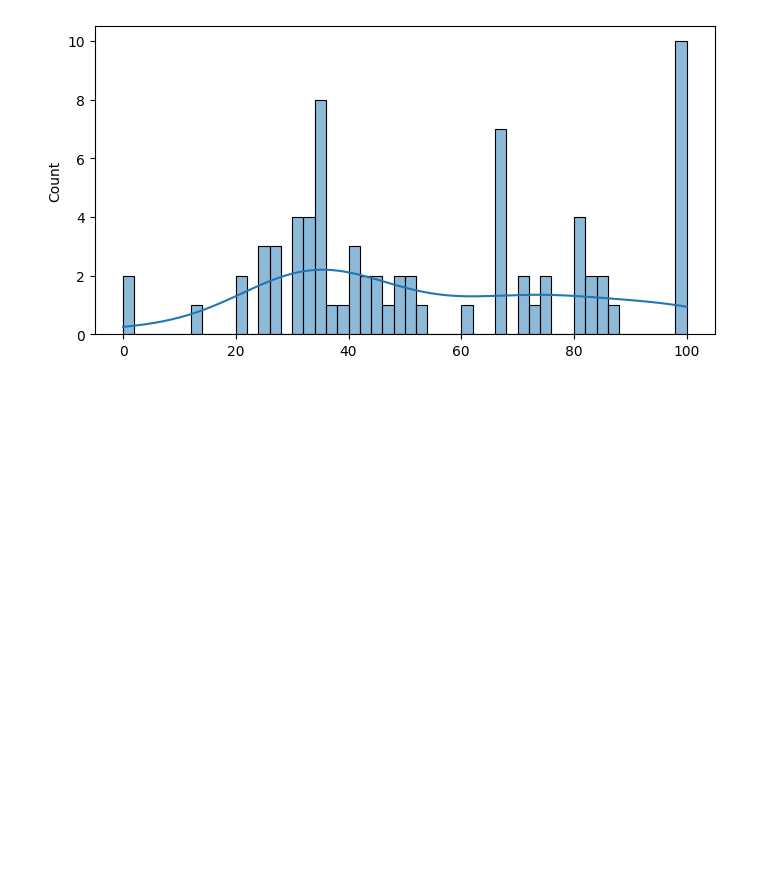
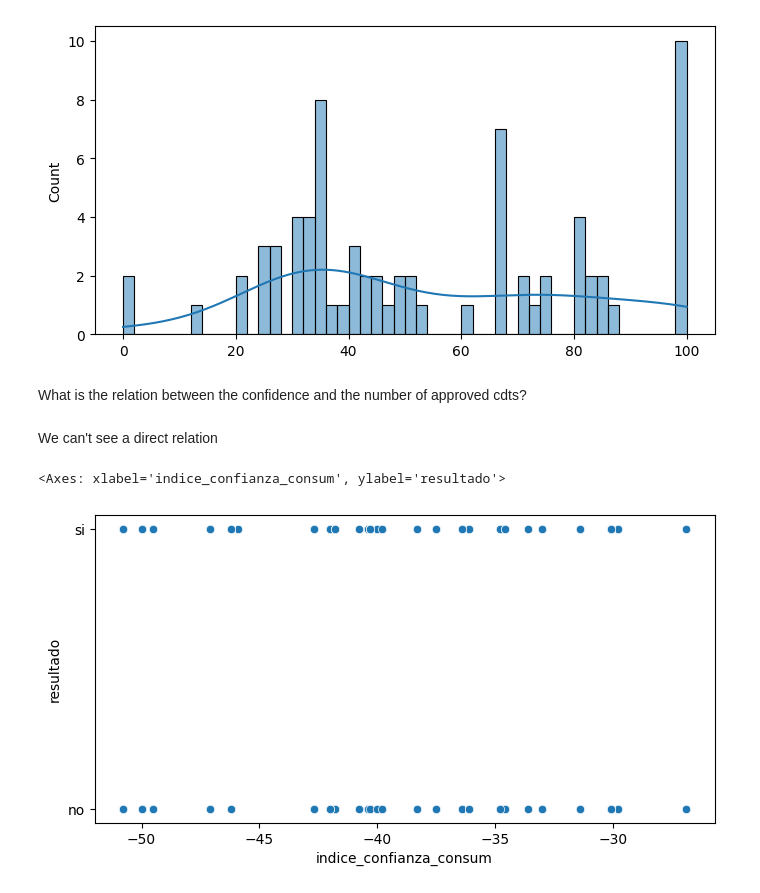
Before and after one commit to jaayg23/data_challenge, a Jupyter notebook: notebooks/1.0-data_challenge_visualization.ipynb, the cells around one changed output. Cells and saved outputs as stored; diff of their text form; code cells hidden in the pictures; blank space fills up the shorter version.

```diff
--- a/notebooks/1.0-data_challenge_visualization.ipynb
+++ b/notebooks/1.0-data_challenge_visualization.ipynb
@@ -121,3 +121,13 @@ sns.histplot(porcentaje_aprobacion,bins=50, kde=True)
 # %% [output]
 <Axes: ylabel='Count'>
 [figure]
+# %% [markdown]
+What is the relation between the confidence and the number of approved cdts?
+# %% [markdown]
+We can't see a direct relation
+# %%
+plt.figure(figsize=(8, 4))
+sns.scatterplot(x='indice_confianza_consum', y='resultado', data=dataset)
+# %% [output]
+<Axes: xlabel='indice_confianza_consum', ylabel='resultado'>
+[figure, added]
```
Also changed, not shown: parts of 5 cells of this notebook, 2 other files.
